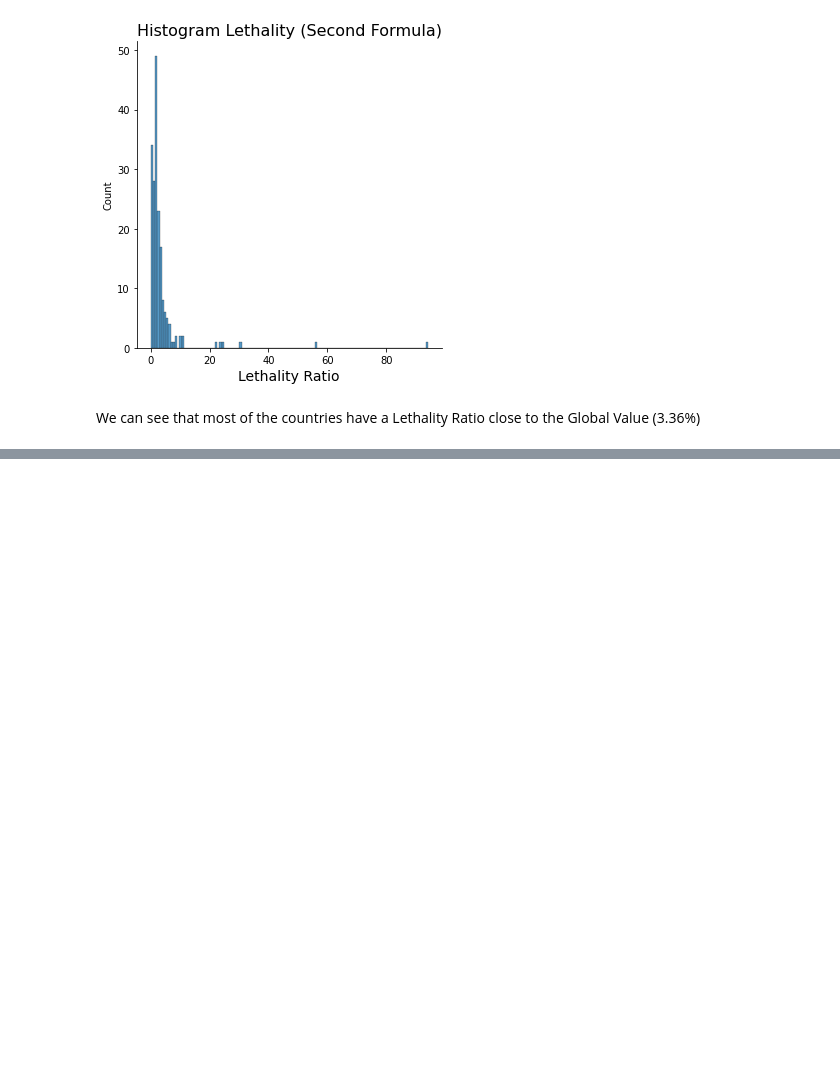
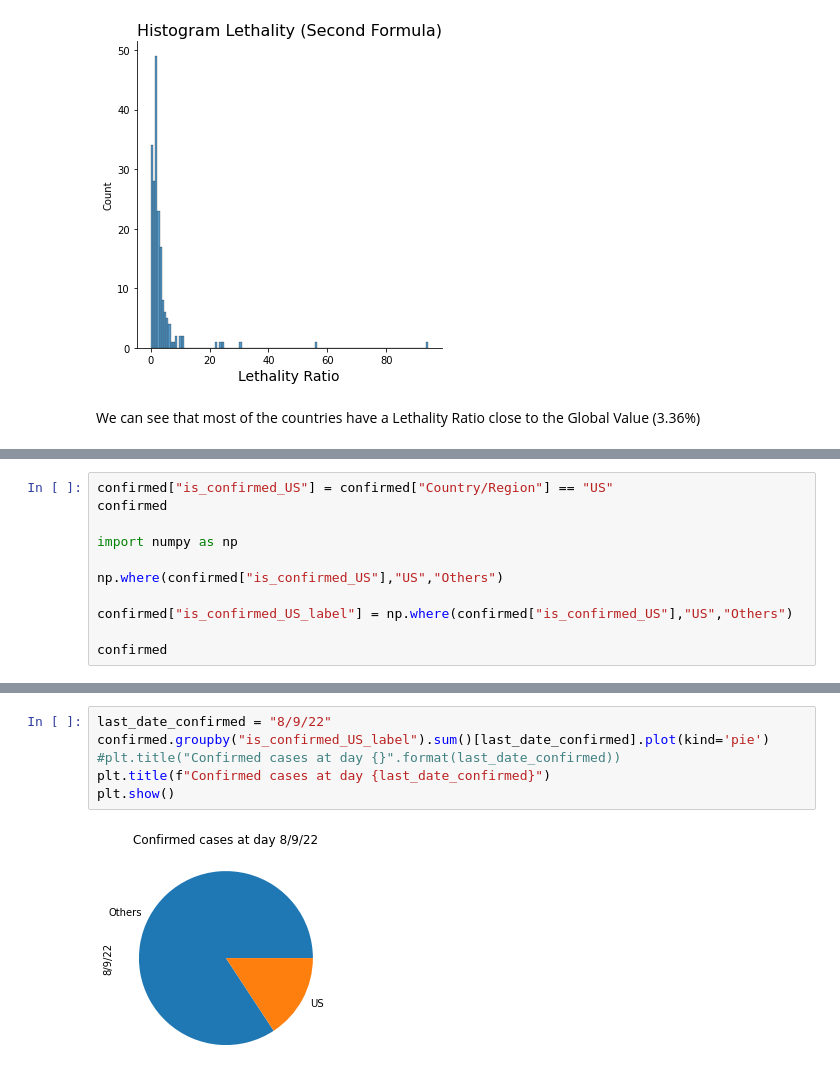
Before and after one commit to nathanaelduque/COVID-19, a Jupyter notebook: Data Science and Covid 19.ipynb, the cells around one changed output, grey strips where cells are left out. Saved outputs shown, nothing was run; the diff lists cells and outputs as text; blank space fills up the shorter version.

```diff
--- a/Data Science and Covid 19.ipynb
+++ b/Data Science and Covid 19.ipynb
@@ -702,0 +727,11 @@ We can see that most of the countries have a Lethality Ratio close to the Global
+# %%
+confirmed["is_confirmed_US"] = confirmed["Country/Region"] == "US"
+confirmed
+
+import numpy as np
+
+np.where(confirmed["is_confirmed_US"],"US","Others")
+
+confirmed["is_confirmed_US_label"] = np.where(confirmed["is_confirmed_US"],"US","Others")
+
+confirmed
@@ -702,0 +752,8 @@ We can see that most of the countries have a Lethality Ratio close to the Global
+# %%
+last_date_confirmed = "8/9/22"
+confirmed.groupby("is_confirmed_US_label").sum()[last_date_confirmed].plot(kind='pie')
+#plt.title("Confirmed cases at day {}".format(last_date_confirmed))
+plt.title(f"Confirmed cases at day {last_date_confirmed}")
+plt.show()
+# %% [output]
+[figure, added]
```
Also changed, not shown: parts of 88 cells of this notebook.
